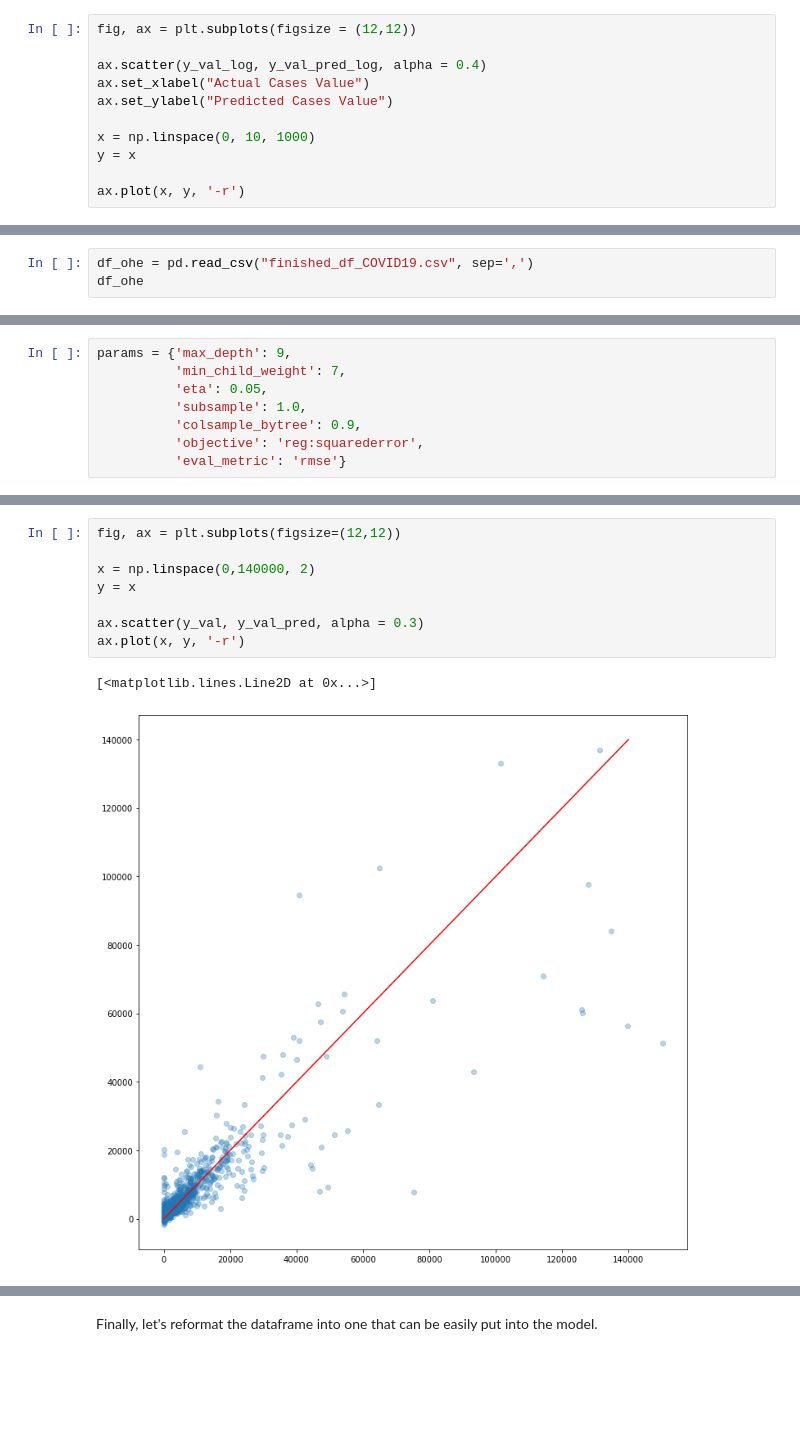
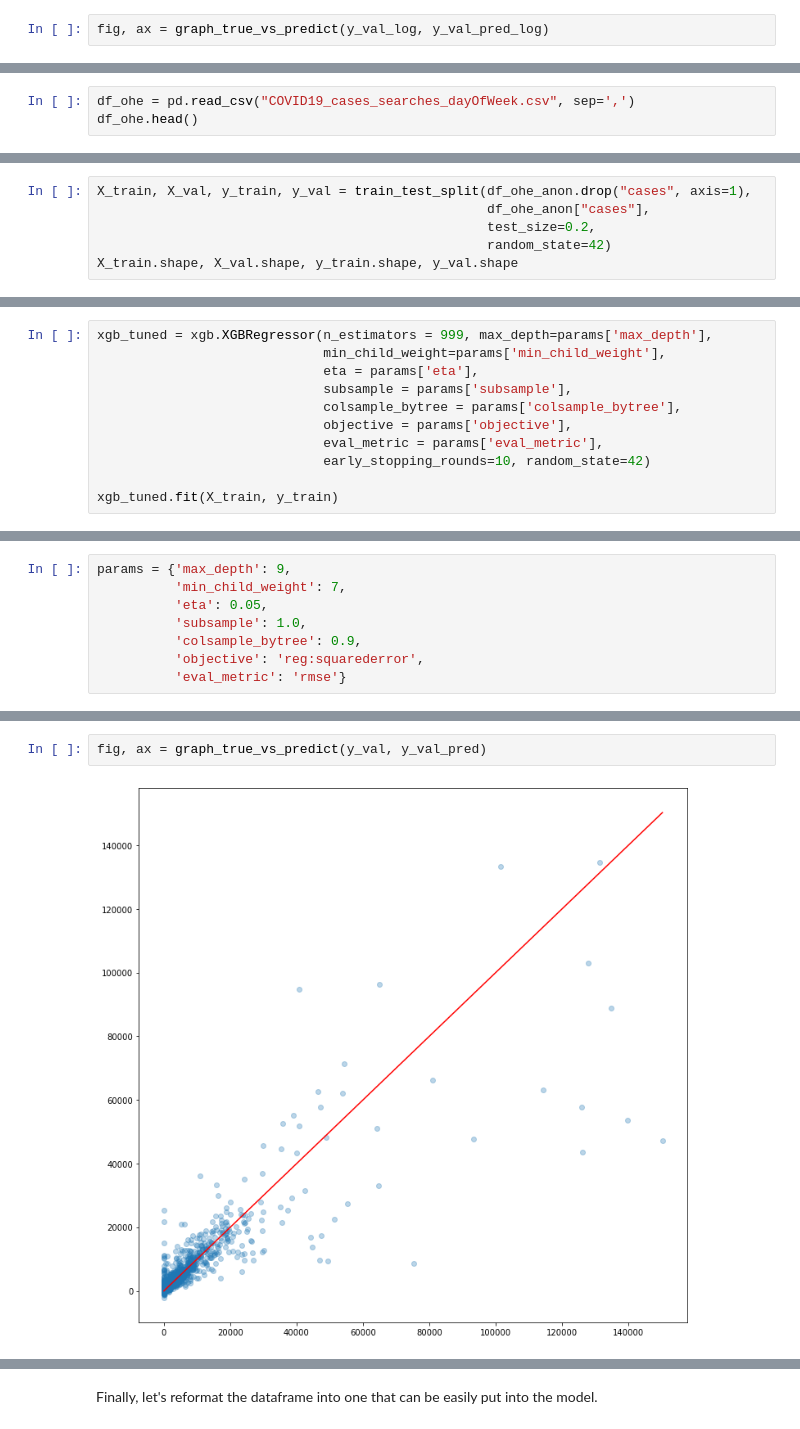
Before and after one commit to GaniPerez/COVID_Case_Prediction, a Jupyter notebook: COVID19_RNN_byState.ipynb, the cells around one changed output, grey strips where cells are left out. Cells and saved outputs as stored; diff of their text form; blank space fills up the shorter version.

```diff
--- a/COVID19_RNN_byState.ipynb
+++ b/COVID19_RNN_byState.ipynb
@@ -668,12 +691,3 @@ MSE: 5.21663718677146; R^2: 0.4181554436312659
 # %%
-fig, ax = plt.subplots(figsize = (12,12))
-
-ax.scatter(y_val_log, y_val_pred_log, alpha = 0.4)
-ax.set_xlabel("Actual Cases Value")
-ax.set_ylabel("Predicted Cases Value")
-
-x = np.linspace(0, 10, 1000)
-y = x
-
-ax.plot(x, y, '-r')
+fig, ax = graph_true_vs_predict(y_val_log, y_val_pred_log)
 # %% [output]
@@ -701,6 +708,6 @@ I am not very familiar with the heuristics on how to choose hyperparameters for
 # %%
-df_ohe = pd.read_csv("finished_df_COVID19.csv", sep=',')
-df_ohe
+df_ohe = pd.read_csv("COVID19_cases_searches_dayOfWeek.csv", sep=',')
+df_ohe.head()
 # %% [output]
 |  | state | date | cases | symptom:Stroke | symptom:Eye strain | symptom:Indigestion | ... |
 | 0 | Alabama | 2021-01-12 | 3848 | 2.60 | 0.29 | 1.52 | ... |
@@ -747,0 +727,6 @@ KeyboardInterrupt:
+# %%
+X_train, X_val, y_train, y_val = train_test_split(df_ohe_anon.drop("cases", axis=1),
+                                                  df_ohe_anon["cases"],
+                                                  test_size=0.2,
+                                                  random_state=42)
+X_train.shape, X_val.shape, y_train.shape, y_val.shape
@@ -808,0 +832,11 @@ NameError: name 'res' is not defined
+# %%
+xgb_tuned = xgb.XGBRegressor(n_estimators = 999, max_depth=params['max_depth'],
+                             min_child_weight=params['min_child_weight'],
+                             eta = params['eta'],
+                             subsample = params['subsample'],
+                             colsample_bytree = params['colsample_bytree'],
+                             objective = params['objective'],
+                             eval_metric = params['eval_metric'],
+                             early_stopping_rounds=10, random_state=42)
+
+xgb_tuned.fit(X_train, y_train)
@@ -1031,11 +1109,4 @@ array([ 870.265   ,  -95.83687 ,   30.448795, ..., 7349.9395  ,
 # %%
-fig, ax = plt.subplots(figsize=(12,12))
-
-x = np.linspace(0,140000, 2)
-y = x
-
-ax.scatter(y_val, y_val_pred, alpha = 0.3)
-ax.plot(x, y, '-r')
+fig, ax = graph_true_vs_predict(y_val, y_val_pred)
 # %% [output]
-[<matplotlib.lines.Line2D at 0x...>]
-[figure, old version]
+[figure, new version]
```
Also changed, not shown: parts of 160 cells of this notebook, 5 other files.
